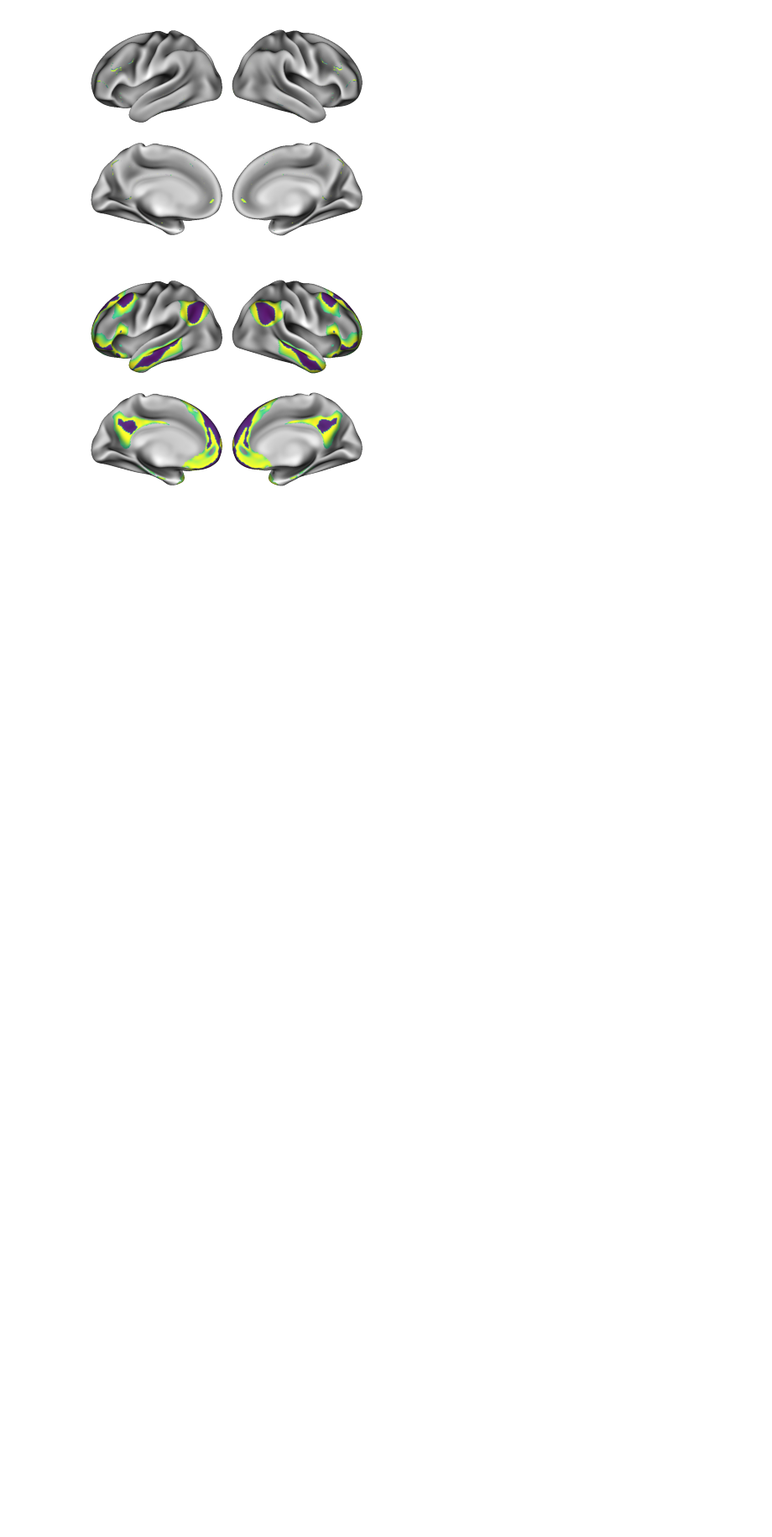
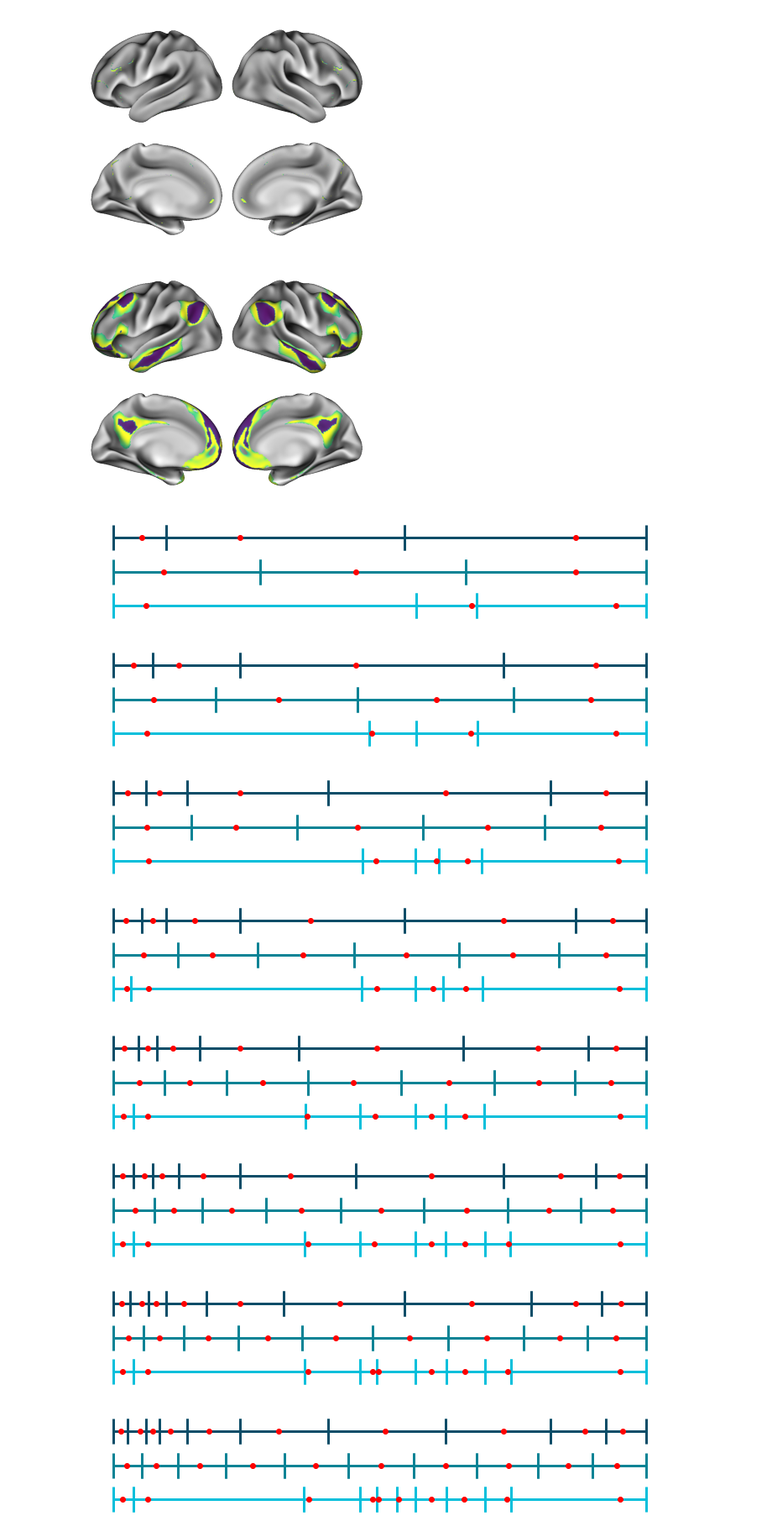
Before and after one commit to NBCLab/gradient-decoding, a Jupyter notebook: figures/segmentation.ipynb, the cells around one changed output. Shown at 84% size. Cells and saved outputs as stored; diff of their text form; code cells hidden in the pictures; blank space fills up the shorter version.

Commit message:
Update segmentation figures

```diff
--- a/figures/segmentation.ipynb
+++ b/figures/segmentation.ipynb
@@ -58,3 +59,75 @@ plot_gradient(data_dir, kde_grad_seg_fnames, out_dir=kde_grad_out_path)
 [figure]
 [figure]
 [figure]
+# %%
+with open(op.join(percent_grad_seg_path, "pct_results.pkl"), "rb") as results_file:
+    pct_dict = pickle.load(results_file)
+with open(op.join(kmeans_grad_seg_path, "kmeans_results.pkl"), "rb") as results_file:
+    kmeans_dict = pickle.load(results_file)
+with open(op.join(kde_grad_seg_path, "kde_results.pkl"), "rb") as results_file:
+    kde_dict = pickle.load(results_file)
+# %%
+import numpy as np
+import matplotlib.pyplot as plt
+
+n_segments = 30
+min_n_segments = 3
+colors = ["#05BFDB", "#088395", "#0A4D68"]
+
+boundaries = []
+for seg_i, n_segment in enumerate(range(min_n_segments, n_segments + min_n_segments)):
+
+    fig, ax = plt.subplots()
+    fig.set_size_inches(10, 2)
+
+    yticks = [0.5]
+    for dict_i, results_dict in enumerate([kde_dict, kmeans_dict, pct_dict]):
+        bound_arr = results_dict["boundaries"][seg_i]
+        peaks_arr = results_dict["peaks"][seg_i]
+
+        x = []
+        y = []
+        x_err_i = []
+        x_err_j = []
+        for i in range(n_segment):
+            bound_i, bound_j = bound_arr[i], bound_arr[i+1]
+            peak = peaks_arr[i]
+            x.append(peak)
+            y.append(dict_i + 1)
+            x_err_i.append(abs(peak - bound_i))
+            x_err_j.append(abs(peak - bound_j))
+
+        x_err = [x_err_i, x_err_j]
+        (_, caps, _) = ax.errorbar(
+            x,
+            y,
+            xerr=x_err,
+            fmt='o',
+            capsize=15,
+            elinewidth=3,
+            ecolor=colors[dict_i],
+            markerfacecolor="r",
+            markeredgecolor="r",
+        )
+
+        for cap in caps:
+            cap.set_markeredgewidth(3)
+
+        yticks.append(dict_i + 1)
+    yticks.append(dict_i + 1.5)
+
+    plt.yticks(yticks)
+    ax.axis('off')
+    fig.tight_layout()
+    plt.savefig(op.join("../figures/Fig/segmentation", f"bound_{n_segment:02d}.eps"), bbox_inches="tight")
+
+    plt.show()
+# %% [output]
+[figure, added]
+[figure, added]
+[figure, added]
+[figure, added]
+[figure, added]
+[figure, added]
+[figure, added]
+[figure, added]
```
Also changed, not shown: parts of 2 cells of this notebook.
